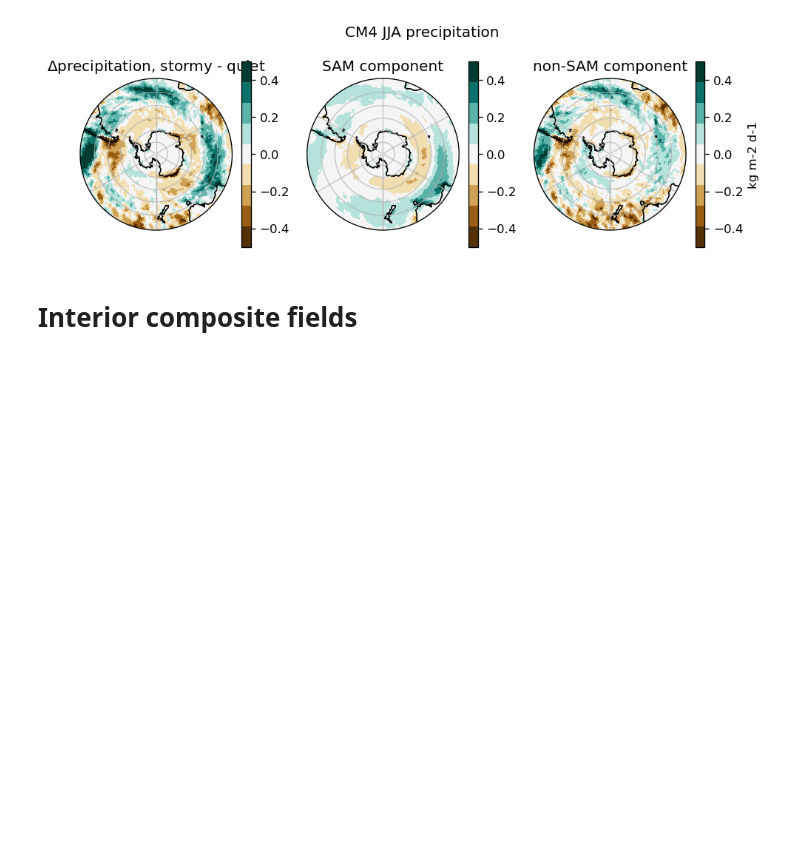
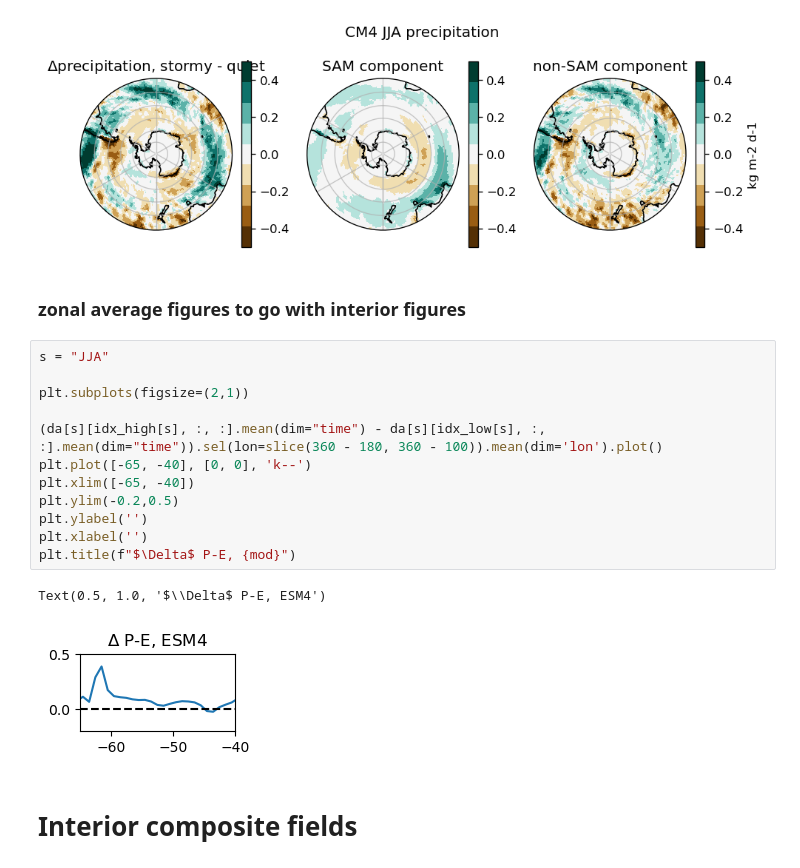
Before and after one commit to keturner8/stormtrack_variability, a Jupyter notebook: notebooks/composites_CMIP_SAMresid.ipynb, the cells around one changed output. Cells and saved outputs as stored; diff of their text form; blank space fills up the shorter version.

```diff
--- a/notebooks/composites_CMIP_SAMresid.ipynb
+++ b/notebooks/composites_CMIP_SAMresid.ipynb
@@ -383,6 +411,23 @@ plt.tight_layout()
 plt.savefig(f"{out_path_fig}composites/{var}_{s}_{mod}.png", format="png", dpi=100)
 # %% [output]
 [figure]
+# %% [markdown]
+### zonal average figures to go with interior figures
+# %%
+s = "JJA"
+
+plt.subplots(figsize=(2,1))
+
+(da[s][idx_high[s], :, :].mean(dim="time") - da[s][idx_low[s], :, :].mean(dim="time")).sel(lon=slice(360 - 180, 360 - 100)).mean(dim='lon').plot()
+plt.plot([-65, -40], [0, 0], 'k--')
+plt.xlim([-65, -40])
+plt.ylim(-0.2,0.5)
+plt.ylabel('')
+plt.xlabel('')
+plt.title(f"$\Delta$ P-E, {mod}")
+# %% [output]
+Text(0.5, 1.0, '$\\Delta$ P-E, ESM4')
+[figure, added]
 # %% [markdown]
 # Interior composite fields
 # %%
```
Also changed, not shown: parts of 8 cells of this notebook, 7 other files.
